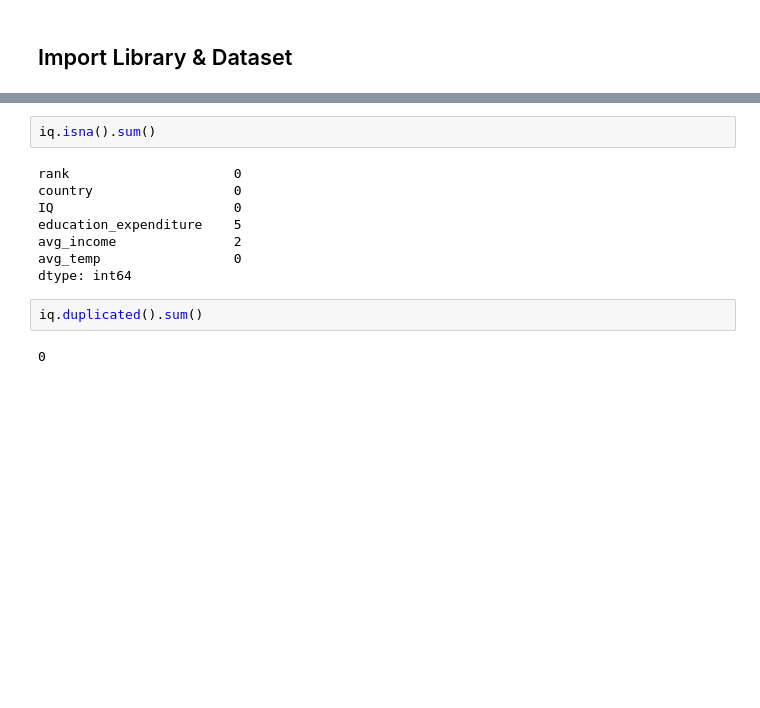
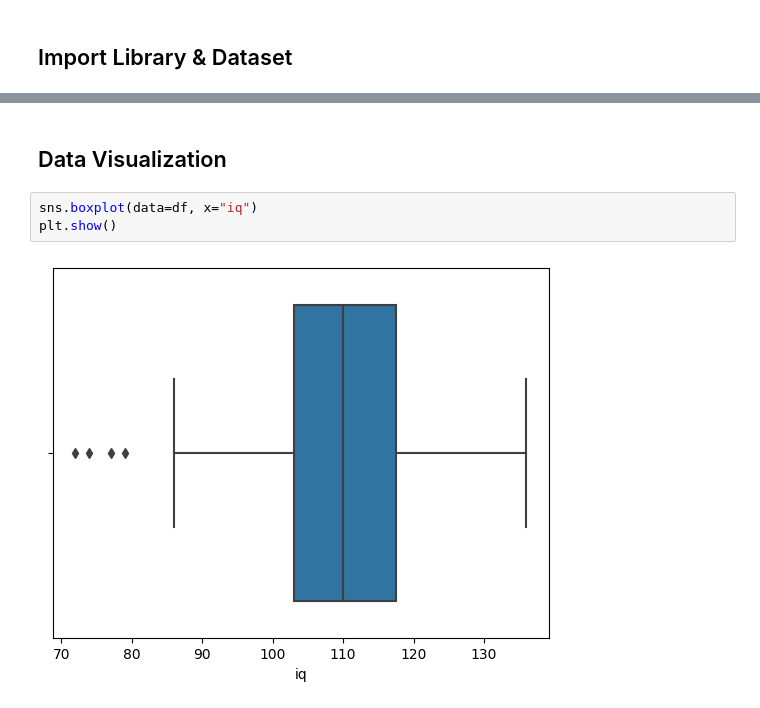
Before and after one commit to sandys-ss/Outlier, a Jupyter notebook: outlier.ipynb, the cells around one changed output, grey strips where cells are left out. Drawn from its saved outputs; the diff is of its cells as text; blank space fills up the shorter version.

```diff
--- a/outlier.ipynb
+++ b/outlier.ipynb
@@ -47,14 +48,7 @@ iq.describe()
-# %%
-iq.isna().sum()
-# %% [output]
-rank                     0
-country                  0
-IQ                       0
-education_expenditure    5
-avg_income               2
-avg_temp                 0
-dtype: int64
-# %%
-iq.duplicated().sum()
-# %% [output]
-0
+# %% [markdown]
+## Data Visualization
+# %%
+sns.boxplot(data=df, x="iq")
+plt.show()
+# %% [output]
+[figure, added]
```
Also changed, not shown: parts of 18 cells of this notebook, 2 other files.
